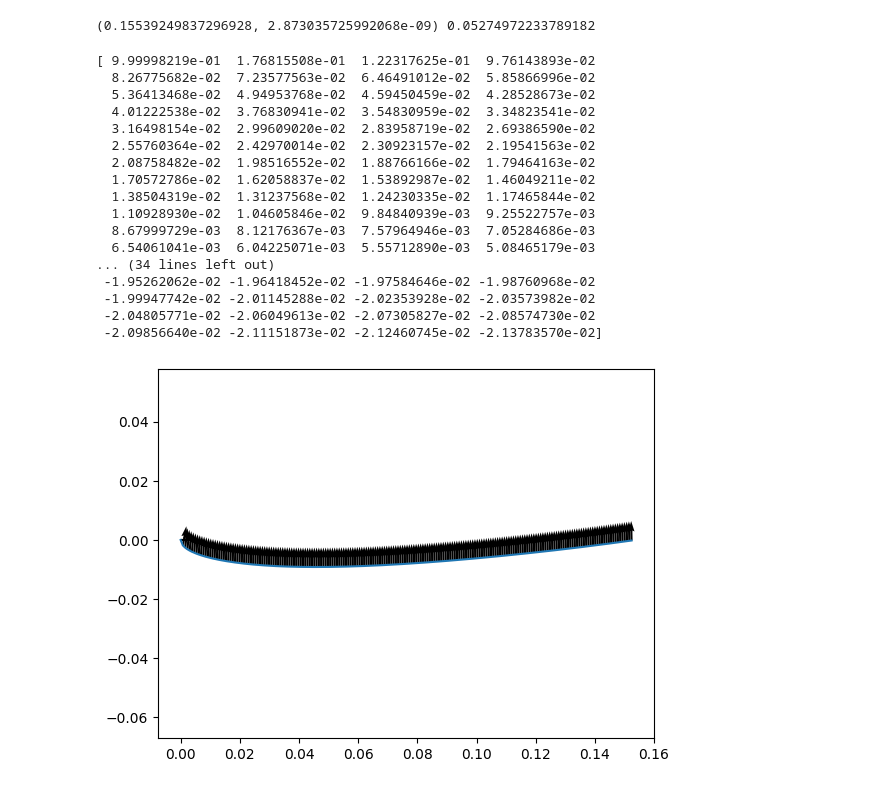
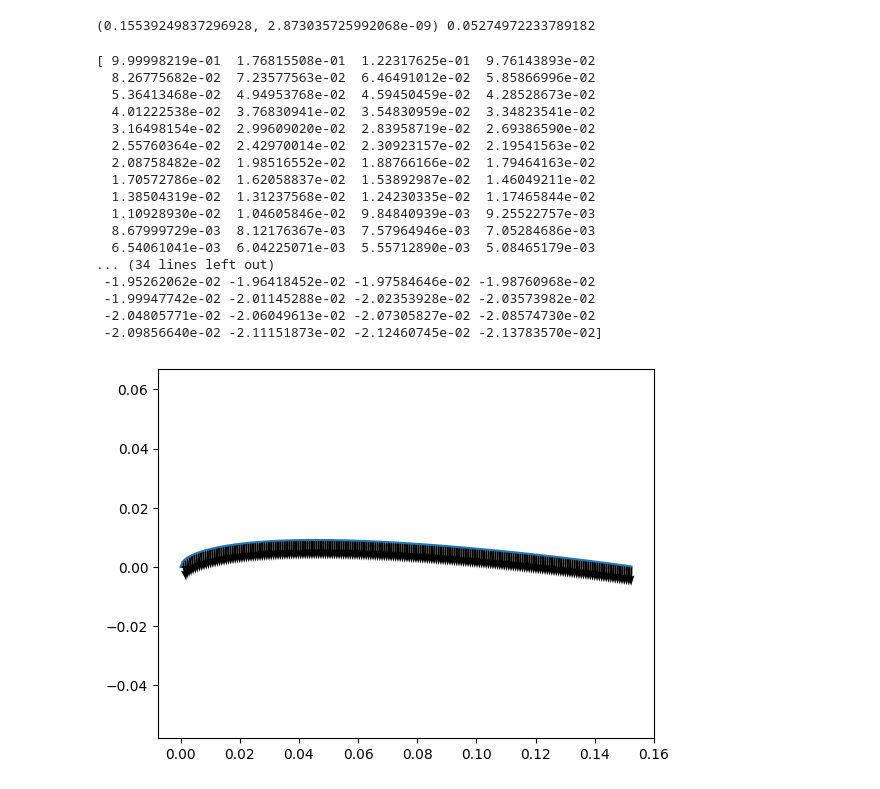
Before and after one commit to ddm-j/AE447Lab2, a Jupyter notebook: Airfoil Integration.ipynb, the cells around one changed output. Cells and saved outputs as stored; diff of their text form; code cells hidden in the pictures.

```diff
--- a/Airfoil Integration.ipynb
+++ b/Airfoil Integration.ipynb
@@ -92,30 +92,30 @@ fx_norm = lambdify(x, unit_normal.coeff(N.i))
 fy_norm = lambdify(x, unit_normal.coeff(N.j))
 # %%
 x_c = np.linspace(1e-10, 6*0.0254, 200)
-y_c = -fy_airfoil(x_c)
+y_c = fy_airfoil(x_c)
 x_n = fx_norm(x_c)
-y_n = -fy_norm(x_c)
+y_n = fy_norm(x_c)
 print(x_n)
 plt.plot(x_c, y_c)
 plt.quiver(x_c, y_c, x_n, y_n)
 plt.axis('equal')
 plt.show()
 # %% [output]
 [ 9.99998219e-01  1.76815508e-01  1.22317625e-01  9.76143893e-02
   8.26775682e-02  7.23577563e-02  6.46491012e-02  5.85866996e-02
   5.36413468e-02  4.94953768e-02  4.59450459e-02  4.28528673e-02
   4.01222538e-02  3.76830941e-02  3.54830959e-02  3.34823541e-02
   3.16498154e-02  2.99609020e-02  2.83958719e-02  2.69386590e-02
   2.55760364e-02  2.42970014e-02  2.30923157e-02  2.19541563e-02
   2.08758482e-02  1.98516552e-02  1.88766166e-02  1.79464163e-02
   1.70572786e-02  1.62058837e-02  1.53892987e-02  1.46049211e-02
   1.38504319e-02  1.31237568e-02  1.24230335e-02  1.17465844e-02
   1.10928930e-02  1.04605846e-02  9.84840939e-03  9.25522757e-03
   8.67999729e-03  8.12176367e-03  7.57964946e-03  7.05284686e-03
   6.54061041e-03  6.04225071e-03  5.55712890e-03  5.08465179e-03
 ... (34 lines left out)
  -1.95262062e-02 -1.96418452e-02 -1.97584646e-02 -1.98760968e-02
  -1.99947742e-02 -2.01145288e-02 -2.02353928e-02 -2.03573982e-02
  -2.04805771e-02 -2.06049613e-02 -2.07305827e-02 -2.08574730e-02
  -2.09856640e-02 -2.11151873e-02 -2.12460745e-02 -2.13783570e-02]
-[figure, old version]
+[figure, new version]
```
Also changed, not shown: 1 other file.
